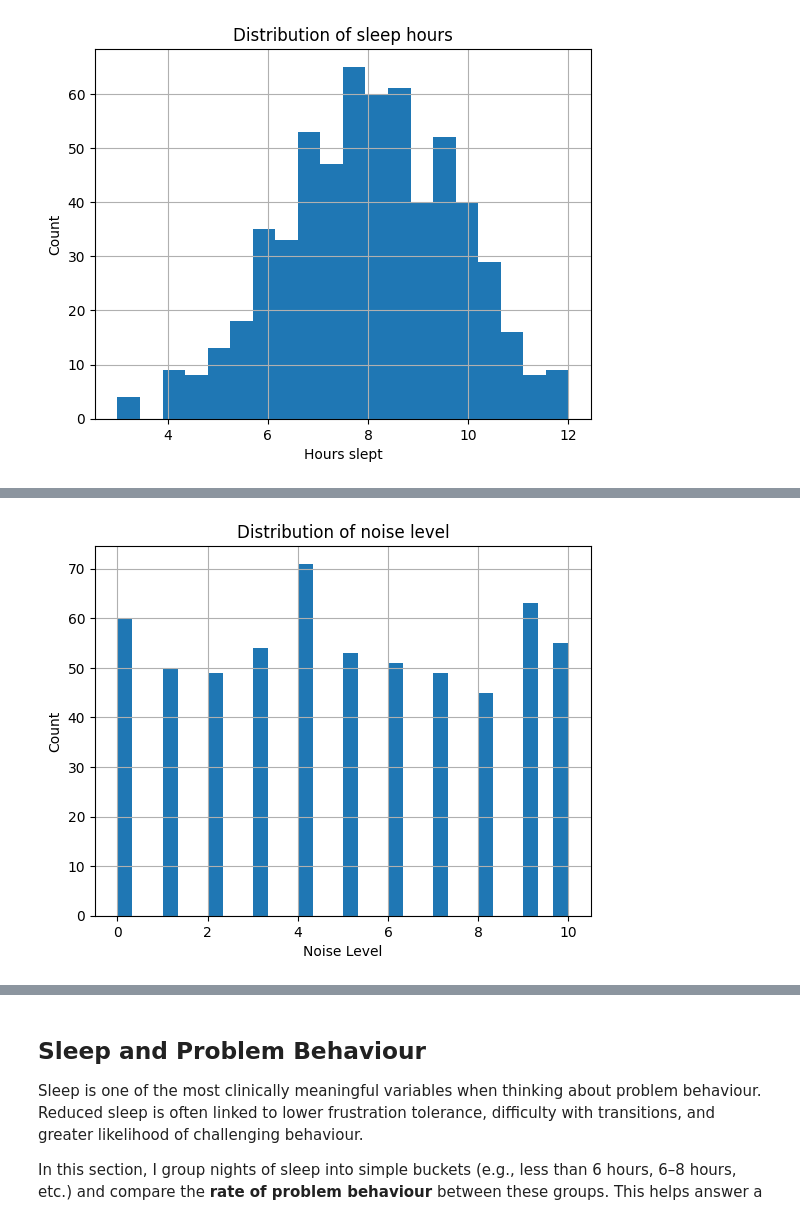
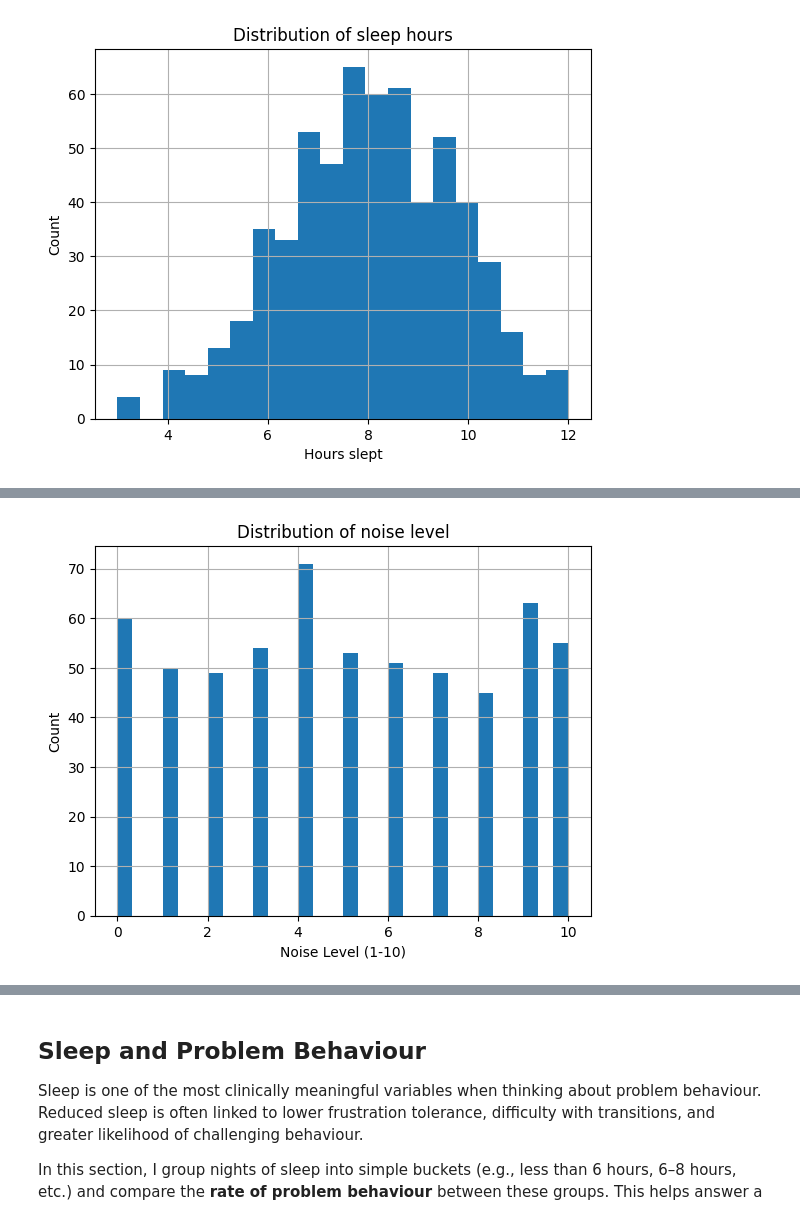
Before and after one commit to wasehhh/aba_behaviour_analysis, a Jupyter notebook: notebooks/01_eda_behavior.ipynb, the cells around one changed output, grey strips where cells are left out. Drawn from its saved outputs; the diff is of its cells as text; code cells hidden in the pictures.

```diff
--- a/notebooks/01_eda_behavior.ipynb
+++ b/notebooks/01_eda_behavior.ipynb
@@ -109,10 +109,10 @@ plt.show()
 # %%
 df["noise_level"].hist(bins=30)
-plt.xlabel("Noise Level")
+plt.xlabel("Noise Level (1-10)")
 plt.ylabel("Count")
 plt.title("Distribution of noise level")
 plt.show()
 # %% [output]
-[figure, old version]
+[figure, new version]
 # %%
 df["behavior_intensity"].hist(bins=20)
```
Also changed, not shown: parts of 2 cells of this notebook.
